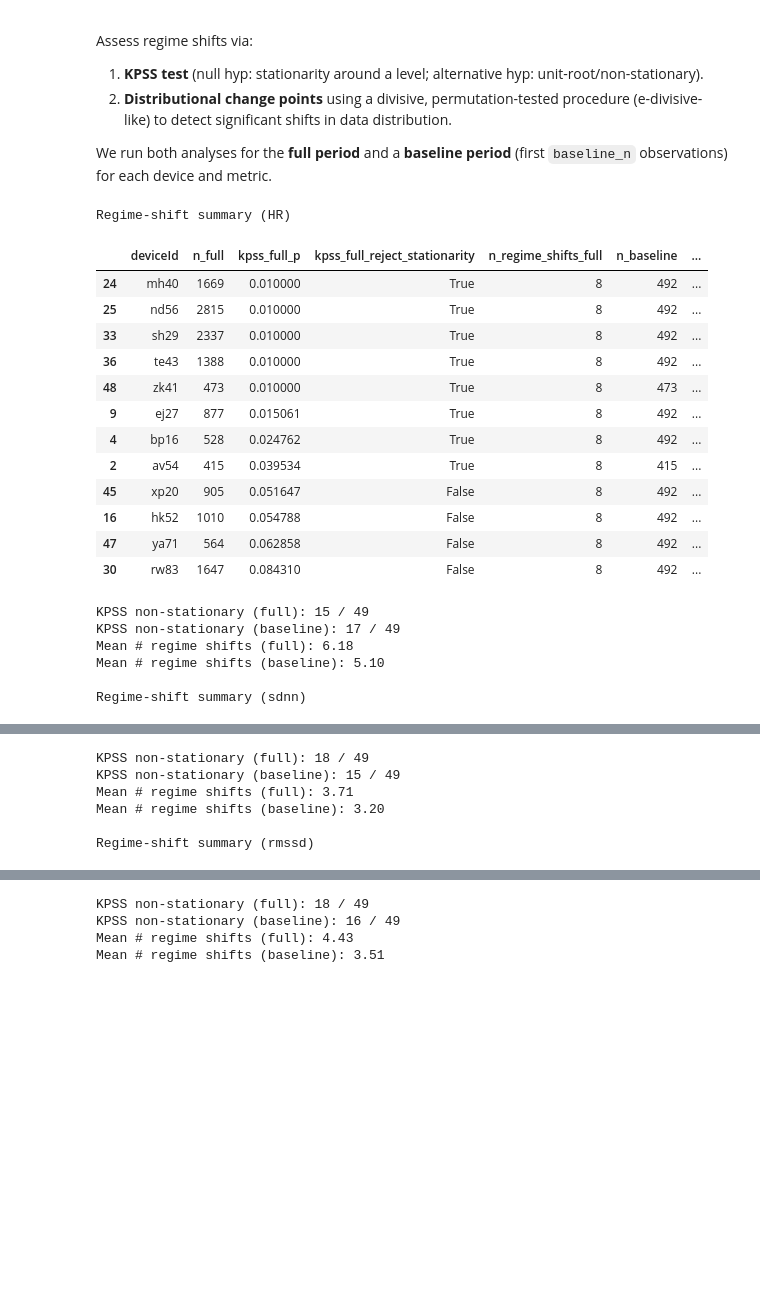
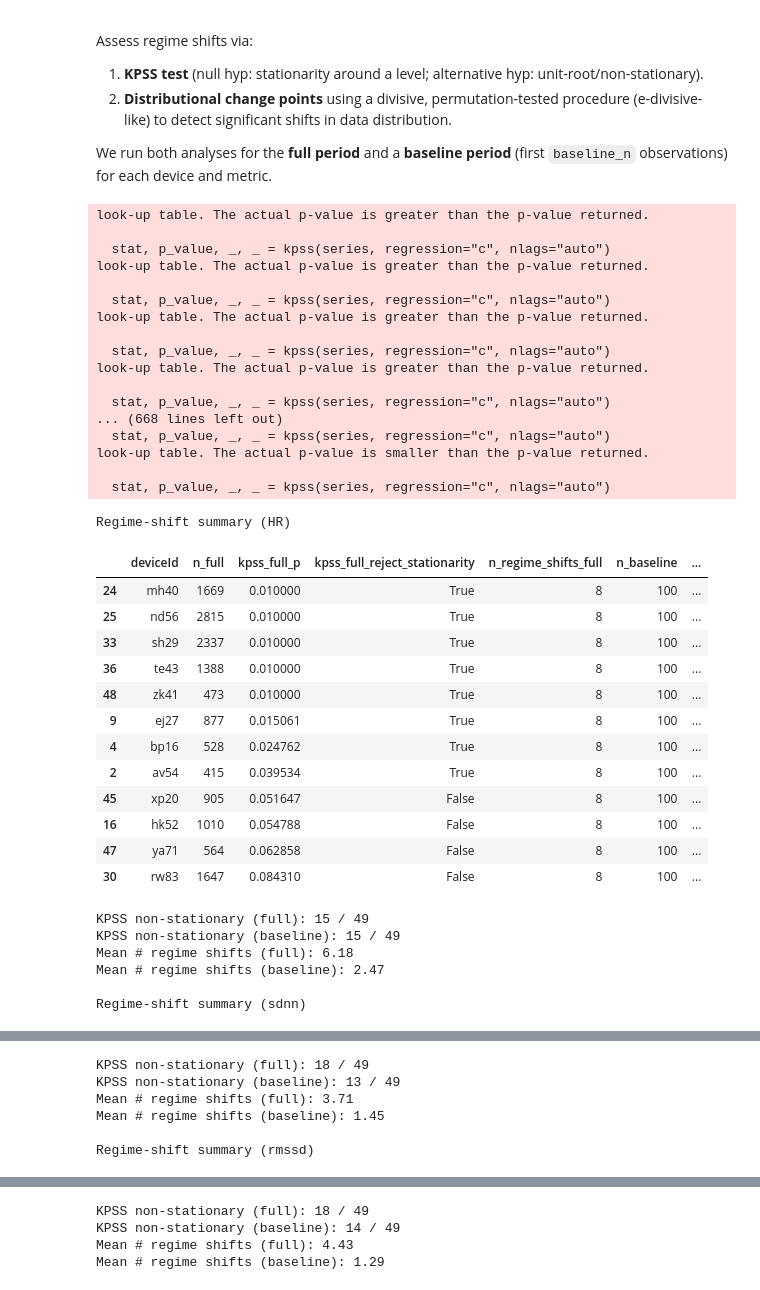
Before and after one commit to nachodll/complex_systems, a Jupyter notebook: very_complex_system.ipynb, the cells around one changed output, grey strips where cells are left out. Drawn from its saved outputs; the diff is of its cells as text; code cells hidden in the pictures; blank space fills up the shorter version.

Commit message:
fixed type, changed baseline_n

```diff
--- a/very_complex_system.ipynb
+++ b/very_complex_system.ipynb
@@ -346,7 +346,7 @@ Assess regime shifts via:
 We run both analyses for the **full period** and a **baseline period** (first `baseline_n` observations) for each device and metric.
 # %%
 def kpss_level_test(series, alpha=0.05):
-    stat, p_value, _, _ = kpss(series, regreseriession="c", nlags="auto")
+    stat, p_value, _, _ = kpss(series, regression="c", nlags="auto")
     return {
         "n": len(series),
         "kpss_stat": float(stat),
@@ -442,7 +442,7 @@ def plot_regime_shifts(series, cps, title):
     plt.show()
 # %%
 metrics = ["HR", "sdnn", "rmssd"]
-baseline_n = 492
+baseline_n = 100
 
 results = []
 series_cache = {}
@@ -528,50 +528,67 @@ for metric in metrics:
         "KPSS non-stationary (baseline):",
         int(mdf["kpss_baseline_reject_stationarity"].sum()),
         "/",
         int(mdf.shape[0]),
     )
     print(
         "Mean # regime shifts (full):",
         f"{mdf['n_regime_shifts_full'].mean():.2f}",
     )
     print(
         "Mean # regime shifts (baseline):",
         f"{mdf['n_regime_shifts_baseline'].mean():.2f}",
     )
     print()
 
 # Visual example per metric: device with the largest number of full-period regime shifts
 for metric in metrics:
     mdf = regime_shift_summary_df[regime_shift_summary_df["metric"] == metric]
     if mdf.empty:
         continue
     row = mdf.sort_values(["n_regime_shifts_full", "n_full"], ascending=[False, False]).iloc[0]
     did = row["deviceId"]
     s_full, cps_full = series_cache[(metric, did)]
     plot_regime_shifts(
         s_full,
         cps_full,
         title=f"Regime shifts ({metric}) - deviceId={did} | full period",
     )
 # %% [output]
-Regime-shift summary (HR)
+look-up table. The actual p-value is greater than the p-value returned.
+
+  stat, p_value, _, _ = kpss(series, regression="c", nlags="auto")
+look-up table. The actual p-value is greater than the p-value returned.
+
+  stat, p_value, _, _ = kpss(series, regression="c", nlags="auto")
+look-up table. The actual p-value is greater than the p-value returned.
+
+  stat, p_value, _, _ = kpss(series, regression="c", nlags="auto")
+look-up table. The actual p-value is greater than the p-value returned.
+
+  stat, p_value, _, _ = kpss(series, regression="c", nlags="auto")
+... (668 lines left out)
+  stat, p_value, _, _ = kpss(series, regression="c", nlags="auto")
+look-up table. The actual p-value is smaller than the p-value returned.
+
+  stat, p_value, _, _ = kpss(series, regression="c", nlags="auto")
+Regime-shift summary (HR)
 |  | deviceId | n_full | kpss_full_p | kpss_full_reject_stationarity | n_regime_shifts_full | n_baseline | ... |
-| 24 | mh40 | 1669 | 0.010000 | True | 8 | 492 | ... |
-| 25 | nd56 | 2815 | 0.010000 | True | 8 | 492 | ... |
-| 33 | sh29 | 2337 | 0.010000 | True | 8 | 492 | ... |
-| 36 | te43 | 1388 | 0.010000 | True | 8 | 492 | ... |
-| 48 | zk41 | 473 | 0.010000 | True | 8 | 473 | ... |
-| 9 | ej27 | 877 | 0.015061 | True | 8 | 492 | ... |
-| 4 | bp16 | 528 | 0.024762 | True | 8 | 492 | ... |
-| 2 | av54 | 415 | 0.039534 | True | 8 | 415 | ... |
-| 45 | xp20 | 905 | 0.051647 | False | 8 | 492 | ... |
-| 16 | hk52 | 1010 | 0.054788 | False | 8 | 492 | ... |
-| 47 | ya71 | 564 | 0.062858 | False | 8 | 492 | ... |
-| 30 | rw83 | 1647 | 0.084310 | False | 8 | 492 | ... |
+| 24 | mh40 | 1669 | 0.010000 | True | 8 | 100 | ... |
+| 25 | nd56 | 2815 | 0.010000 | True | 8 | 100 | ... |
+| 33 | sh29 | 2337 | 0.010000 | True | 8 | 100 | ... |
+| 36 | te43 | 1388 | 0.010000 | True | 8 | 100 | ... |
+| 48 | zk41 | 473 | 0.010000 | True | 8 | 100 | ... |
+| 9 | ej27 | 877 | 0.015061 | True | 8 | 100 | ... |
+| 4 | bp16 | 528 | 0.024762 | True | 8 | 100 | ... |
+| 2 | av54 | 415 | 0.039534 | True | 8 | 100 | ... |
+| 45 | xp20 | 905 | 0.051647 | False | 8 | 100 | ... |
+| 16 | hk52 | 1010 | 0.054788 | False | 8 | 100 | ... |
+| 47 | ya71 | 564 | 0.062858 | False | 8 | 100 | ... |
+| 30 | rw83 | 1647 | 0.084310 | False | 8 | 100 | ... |
-KPSS non-stationary (full): 15 / 49
-KPSS non-stationary (baseline): 17 / 49
-Mean # regime shifts (full): 6.18
-Mean # regime shifts (baseline): 5.10
-
-Regime-shift summary (sdnn)
+KPSS non-stationary (full): 15 / 49
+KPSS non-stationary (baseline): 15 / 49
+Mean # regime shifts (full): 6.18
+Mean # regime shifts (baseline): 2.47
+
+Regime-shift summary (sdnn)
 |  | deviceId | n_full | kpss_full_p | kpss_full_reject_stationarity | n_regime_shifts_full | n_baseline | ... |
@@ -590,7 +607,7 @@ Regime-shift summary (sdnn)
-KPSS non-stationary (full): 18 / 49
-KPSS non-stationary (baseline): 15 / 49
-Mean # regime shifts (full): 3.71
-Mean # regime shifts (baseline): 3.20
-
-Regime-shift summary (rmssd)
+KPSS non-stationary (full): 18 / 49
+KPSS non-stationary (baseline): 13 / 49
+Mean # regime shifts (full): 3.71
+Mean # regime shifts (baseline): 1.45
+
+Regime-shift summary (rmssd)
 |  | deviceId | n_full | kpss_full_p | kpss_full_reject_stationarity | n_regime_shifts_full | n_baseline | ... |
@@ -609,7 +626,7 @@ Regime-shift summary (rmssd)
-KPSS non-stationary (full): 18 / 49
-KPSS non-stationary (baseline): 16 / 49
-Mean # regime shifts (full): 4.43
-Mean # regime shifts (baseline): 3.51
+KPSS non-stationary (full): 18 / 49
+KPSS non-stationary (baseline): 14 / 49
+Mean # regime shifts (full): 4.43
+Mean # regime shifts (baseline): 1.29
 [figure]
 [figure]
 [figure]
```
Also changed, not shown: parts of 1 cell of this notebook.
